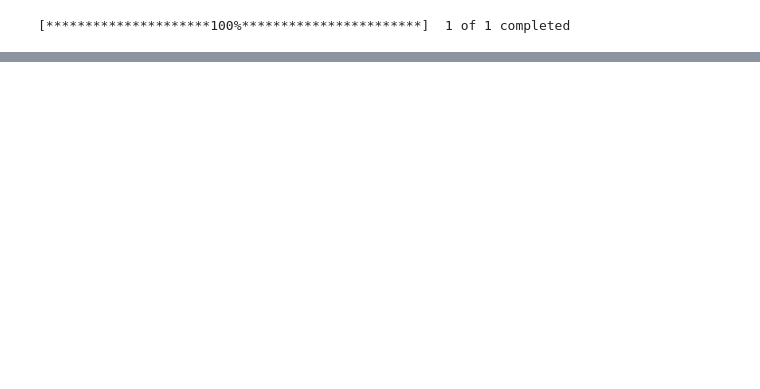
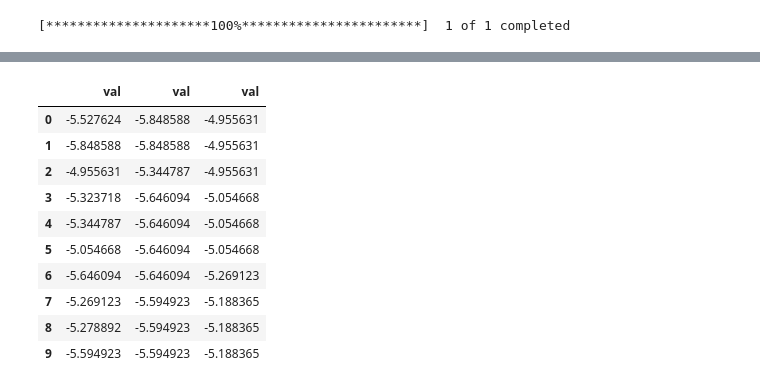
Before and after one commit to rcoborod/colab, a Jupyter notebook: financeTest.ipynb, the cells around one changed output, grey strips where cells are left out. Cells and saved outputs as stored; diff of their text form; code cells hidden in the pictures; blank space fills up the shorter version.

```diff
--- a/financeTest.ipynb
+++ b/financeTest.ipynb
@@ -123,0 +107,15 @@ kk.plot(figsize=(24,12))
+# %%
+kk.shape[1]
+pd.concat([kk.head(10),kk.rolling(4).min().shift(-3).head(10),kk.rolling(4).max().shift(-3).head(10)],axis=1)
+# %% [output]
+|  | val | val | val |
+| 0 | -5.527624 | -5.848588 | -4.955631 |
+| 1 | -5.848588 | -5.848588 | -4.955631 |
+| 2 | -4.955631 | -5.344787 | -4.955631 |
+| 3 | -5.323718 | -5.646094 | -5.054668 |
+| 4 | -5.344787 | -5.646094 | -5.054668 |
+| 5 | -5.054668 | -5.646094 | -5.054668 |
+| 6 | -5.646094 | -5.646094 | -5.269123 |
+| 7 | -5.269123 | -5.594923 | -5.188365 |
+| 8 | -5.278892 | -5.594923 | -5.188365 |
+| 9 | -5.594923 | -5.594923 | -5.188365 |
```
Also changed, not shown: parts of 9 cells of this notebook.
